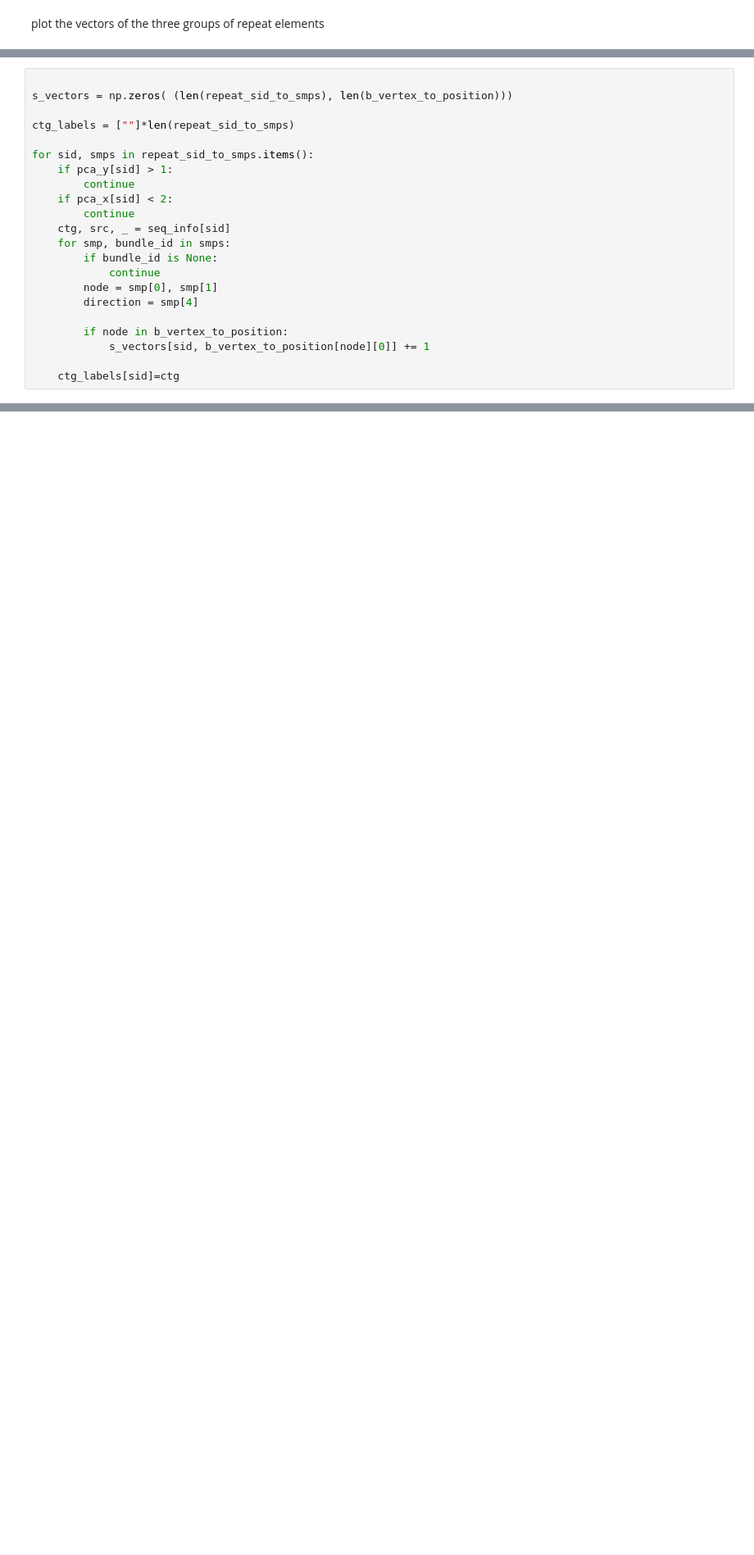
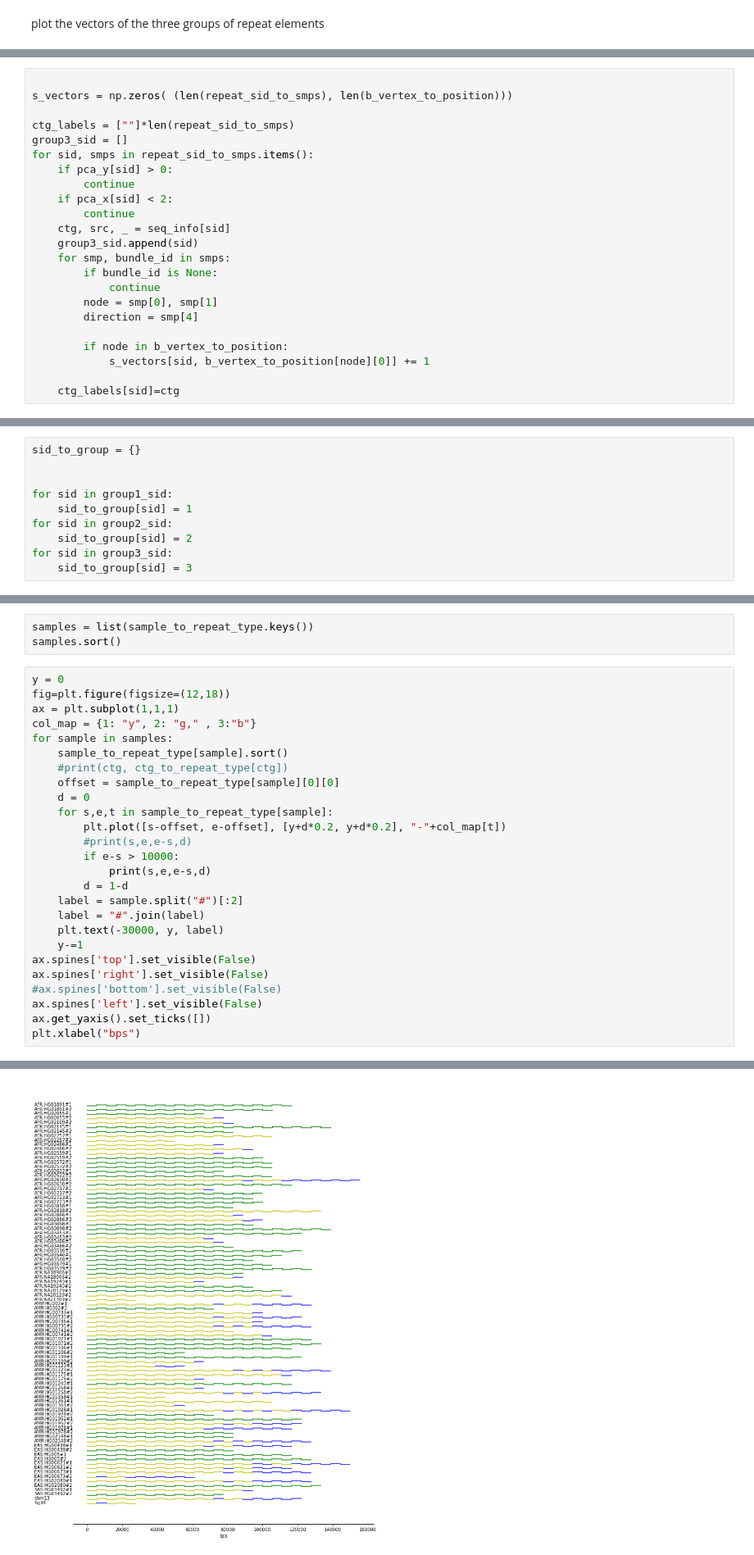
Before and after one commit to GeneDx/pgr-tk-notebooks, a Jupyter notebook: 07-1-LPA-repeat.ipynb, the cells around one changed output, grey strips where cells are left out. Shown at 82% size. Drawn from its saved outputs; the diff is of its cells as text; blank space fills up the shorter version.

```diff
--- a/07-1-LPA-repeat.ipynb
+++ b/07-1-LPA-repeat.ipynb
@@ -967,13 +964,14 @@ plt.matshow(s_vectors, fignum=1,  aspect='auto')
 s_vectors = np.zeros( (len(repeat_sid_to_smps), len(b_vertex_to_position)))
 
 ctg_labels = [""]*len(repeat_sid_to_smps)
-
+group3_sid = []
 for sid, smps in repeat_sid_to_smps.items():
-    if pca_y[sid] > 1:
+    if pca_y[sid] > 0:
         continue
     if pca_x[sid] < 2:
         continue
     ctg, src, _ = seq_info[sid]
+    group3_sid.append(sid)
     for smp, bundle_id in smps:
         if bundle_id is None:
             continue
@@ -992,0 +1156,10 @@ plt.matshow(s_vectors, fignum=1,  aspect='auto')
+# %%
+sid_to_group = {}
+
+
+for sid in group1_sid:
+    sid_to_group[sid] = 1
+for sid in group2_sid:
+    sid_to_group[sid] = 2
+for sid in group3_sid:
+    sid_to_group[sid] = 3
@@ -992,0 +1188,30 @@ plt.matshow(s_vectors, fignum=1,  aspect='auto')
+# %%
+samples = list(sample_to_repeat_type.keys())
+samples.sort()
+# %%
+y = 0
+fig=plt.figure(figsize=(12,18))
+ax = plt.subplot(1,1,1)
+col_map = {1: "y", 2: "g," , 3:"b"}
+for sample in samples:
+    sample_to_repeat_type[sample].sort()
+    #print(ctg, ctg_to_repeat_type[ctg])
+    offset = sample_to_repeat_type[sample][0][0]
+    d = 0
+    for s,e,t in sample_to_repeat_type[sample]:
+        plt.plot([s-offset, e-offset], [y+d*0.2, y+d*0.2], "-"+col_map[t])
+        #print(s,e,e-s,d)
+        if e-s > 10000:
+            print(s,e,e-s,d)
+        d = 1-d
+    label = sample.split("#")[:2]
+    label = "#".join(label)
+    plt.text(-30000, y, label)
+    y-=1
+ax.spines['top'].set_visible(False)
+ax.spines['right'].set_visible(False)
+#ax.spines['bottom'].set_visible(False)
+ax.spines['left'].set_visible(False)
+ax.get_yaxis().set_ticks([])
+plt.xlabel("bps")
+# %% [output]
@@ -992,0 +1219 @@ plt.matshow(s_vectors, fignum=1,  aspect='auto')
+[figure, added]
```
Also changed, not shown: parts of 20 cells of this notebook.
